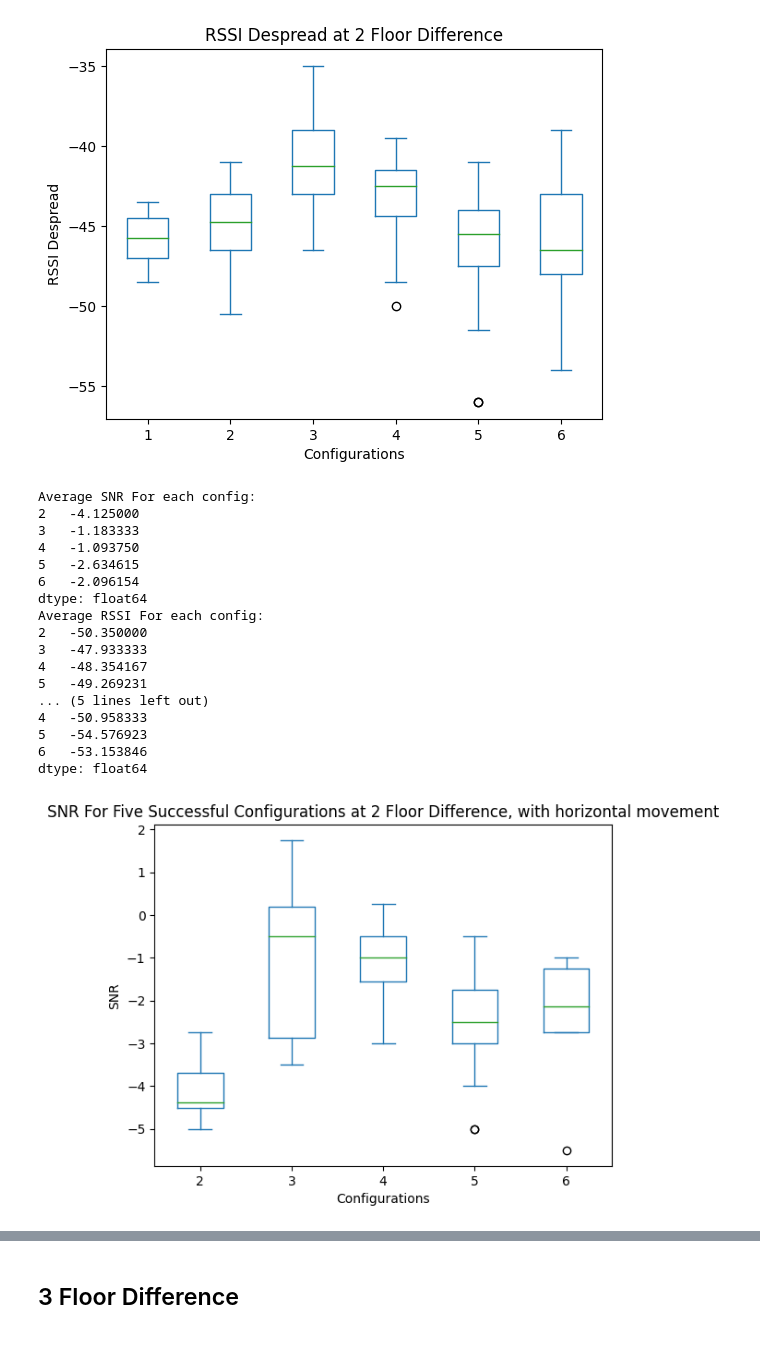
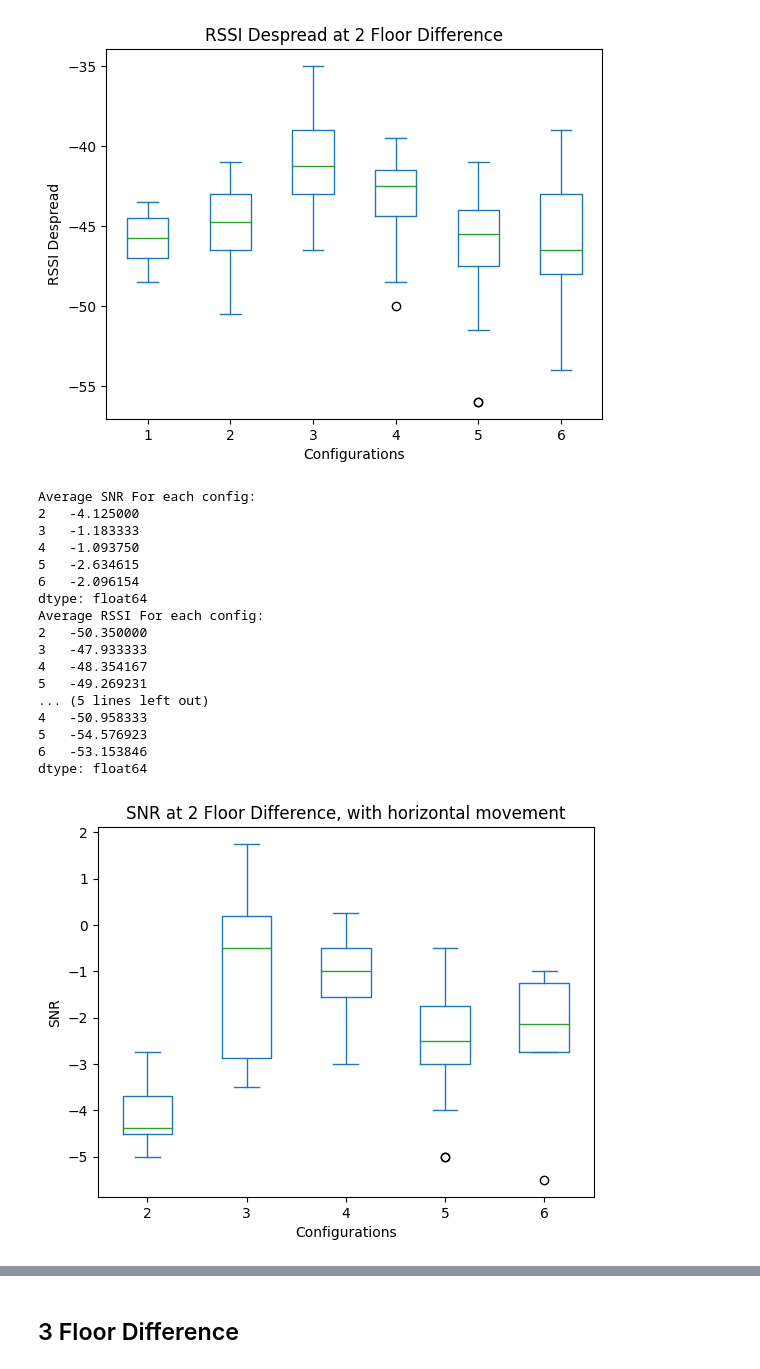
Before and after one commit to marrrk/LoRaDongle, a Jupyter notebook: testing/analyser.ipynb, the cells around one changed output, grey strips where cells are left out. Drawn from its saved outputs; the diff is of its cells as text; code cells hidden in the pictures.

Commit message:
updated cbd tests, analyser notebook

```diff
--- a/testing/analyser.ipynb
+++ b/testing/analyser.ipynb
@@ -296,6 +296,8 @@ print(latencyrx_results)
 # %% [markdown]
 ### Tests with LDRO activated
 # %%
+print("LDRO Results:")
+
 for test_num, configuration in ldro_configs.items():       #Iterating through tests with current floor difference
     #opening csv
     csv_name = "latency_tests/Test_" + str(test_num) + ".csv"
@@ -308,6 +310,10 @@ for test_num, configuration in ldro_configs.items():       #Iterating through te
         current_success_rate = test_csv['Success'].value_counts(normalize=True) # obtain percentage of trues and falses
         current_success_rate = current_success_rate.to_dict()
         ldro4_results["LDRO 1"].append(current_success_rate[True] * 100)
+        average_latency = test_csv["Time to Send"].mean()
+        print("Average Tx Latency for Config", configuration)
+        print(int(round(average_latency,0)))
+
     else:
         #ldro15_results["Configuration"].append(configuration)
 
@@ -315,6 +321,9 @@ for test_num, configuration in ldro_configs.items():       #Iterating through te
         current_success_rate = test_csv['Success'].value_counts(normalize=True) # obtain percentage of trues and falses
         current_success_rate = current_success_rate.to_dict()
         ldro15_results["LDRO 1"].append(current_success_rate[True] * 100)
+        average_latency = test_csv["Time to Send"].mean()
+        print("Average Tx Latency for Config", configuration)
+        print(int(round(average_latency,0)))
 
 
 print(ldro4_results)
@@ -371,5 +389,5 @@ ldro15_df.plot(kind="bar", x='Configuration', title='LDRO Effect on Success Rate
 # %%
-latency_columns = ['Configuration', "Average Tx Time", "Average Round Trip Time"]#, "Max Tx Time", "Min Tx Time"]  #for now, configuration corresponds to test number, for latency testing there should really be only six tests
+latency_columns = ['Test', "Average Tx Time", "Average Round Trip Time"]#, "Max Tx Time", "Min Tx Time"]  #for now, configuration corresponds to test number, for latency testing there should really be only six tests
 latency_results = {}
 
 for column in latency_columns:
@@ -386,7 +404,7 @@ for test_num in tests:
     #print(test_config) TODO: get the config of the test number and then use that to append to latency results configuration list
 
     #start with adding the configuration to latency results
-    latency_results['Configuration'].append(test_num)
+    latency_results['Test'].append(test_num)
 
     #reading required test csv
     csv_name =   "latency_tests/Test_" + str(test_num) + ".csv"
@@ -816,37 +873,37 @@ dtype: float64
 [figure]
 [figure]
 # %%
-snr_df_2wfloor.plot(kind="box", title="SNR For Five Successful Configurations at 2 Floor Difference, with horizontal movement",ylabel="SNR", xlabel="Configurations")
+snr_df_2wfloor.plot(kind="box", title="SNR at 2 Floor Difference, with horizontal movement",ylabel="SNR", xlabel="Configurations")
 snr_2w_mean = snr_df_2wfloor.mean()
 print("Average SNR For each config:")
 print(snr_2w_mean)
 
-rssi_df_2wfloor.plot(kind="box", title="RSSI For Five Successful Configurations at 2 Floor Difference, with horizontal movement",ylabel="RSSI", xlabel="Configurations")
+rssi_df_2wfloor.plot(kind="box", title="RSSI at 2 Floor Difference, with horizontal movement",ylabel="RSSI", xlabel="Configurations")
 print("Average RSSI For each config:")
 rssi_2w_mean = rssi_df_2wfloor.mean()
 print(rssi_2w_mean)
 
 
-rssid_df_2wfloor.plot(kind="box", title="RSSI Despread For Five Successful Configurations at 2 Floor Difference, with horizontal movement",ylabel="RSSI Despread", xlabel="Configurations")
+rssid_df_2wfloor.plot(kind="box", title="RSSI Despread at 2 Floor Difference, with horizontal movement",ylabel="RSSI Despread", xlabel="Configurations")
 rssid_2w_mean = rssid_df_2wfloor.mean()
 print("Average RSSI Despread For each config:")
 print(rssid_2w_mean)
 # %% [output]
 Average SNR For each config:
 2   -4.125000
 3   -1.183333
 4   -1.093750
 5   -2.634615
 6   -2.096154
 dtype: float64
 Average RSSI For each config:
 2   -50.350000
 3   -47.933333
 4   -48.354167
 5   -49.269231
 ... (5 lines left out)
 4   -50.958333
 5   -54.576923
 6   -53.153846
 dtype: float64
-[figure, old version]
+[figure, new version]
```
Also changed, not shown: parts of 24 cells of this notebook, 3 other files.
